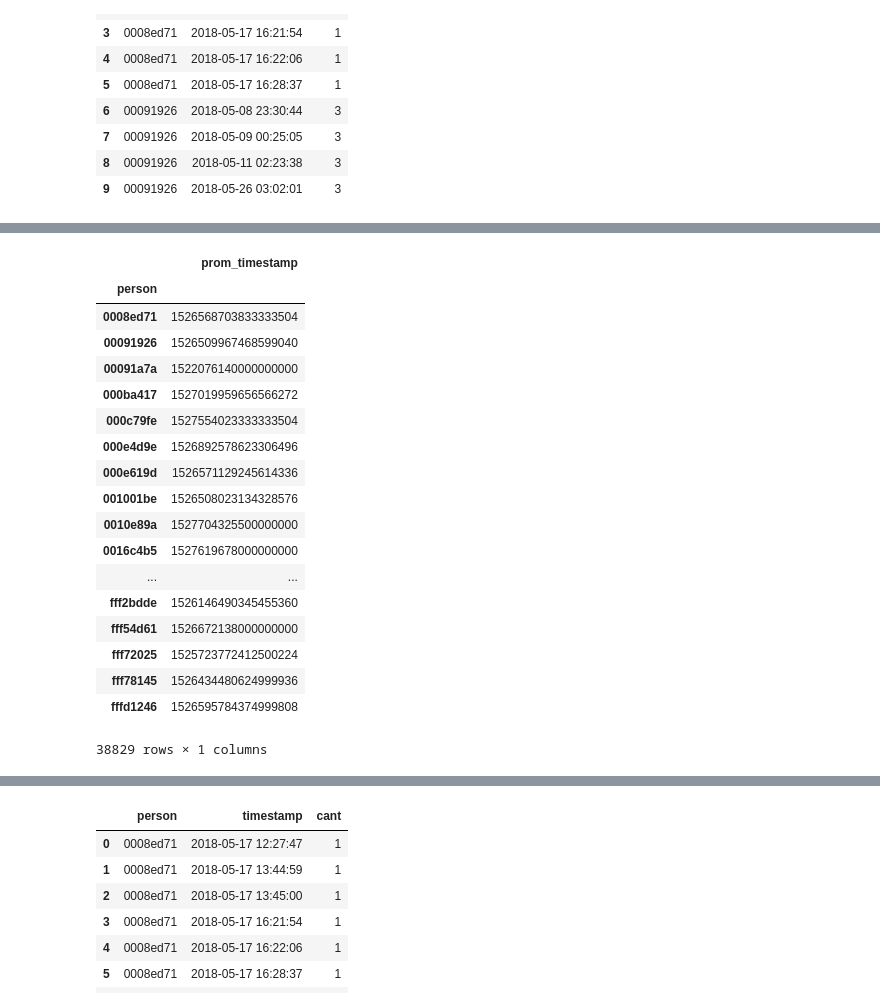
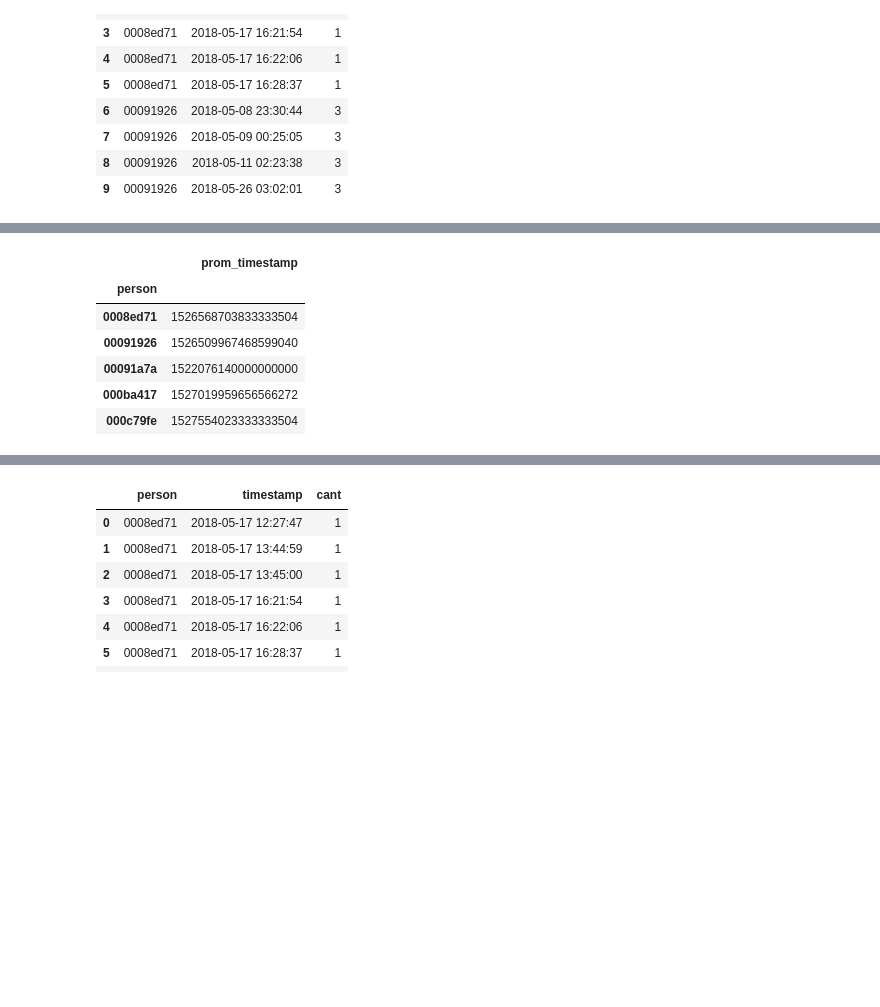
Before and after one commit to ConstanzaGonzalez/DatataFrita, a Jupyter notebook: tp2/feature_tiempo.ipynb, the cells around one changed output, grey strips where cells are left out. Drawn from its saved outputs; the diff is of its cells as text; code cells hidden in the pictures; blank space fills up the shorter version.

```diff
--- a/tp2/feature_tiempo.ipynb
+++ b/tp2/feature_tiempo.ipynb
@@ -64,28 +52,16 @@ time
 # %%
 features["timestamp_int"] = features["timestamp"].astype(int).to_frame()
 features_m = features.groupby("person")["timestamp_int"].mean().to_frame()
 features_m.columns = ['prom_timestamp']
-features_m
+features_m.head()
 # %% [output]
 |  | prom_timestamp |
 | person |  |
 | 0008ed71 | 1526568703833333504 |
 | 00091926 | 1526509967468599040 |
 | 00091a7a | 1522076140000000000 |
 | 000ba417 | 1527019959656566272 |
 | 000c79fe | 1527554023333333504 |
-| 000e4d9e | 1526892578623306496 |
-| 000e619d | 1526571129245614336 |
-| 001001be | 1526508023134328576 |
-| 0010e89a | 1527704325500000000 |
-| 0016c4b5 | 1527619678000000000 |
-| ... | ... |
-| fff2bdde | 1526146490345455360 |
-| fff54d61 | 1526672138000000000 |
-| fff72025 | 1525723772412500224 |
-| fff78145 | 1526434480624999936 |
-| fffd1246 | 1526595784374999808 |
-38829 rows × 1 columns
 # %%
 #features_m.to_csv('data/features_time_2.csv', sep=',')
 # %%
```
Also changed, not shown: parts of 7 cells of this notebook, 15 other files.
